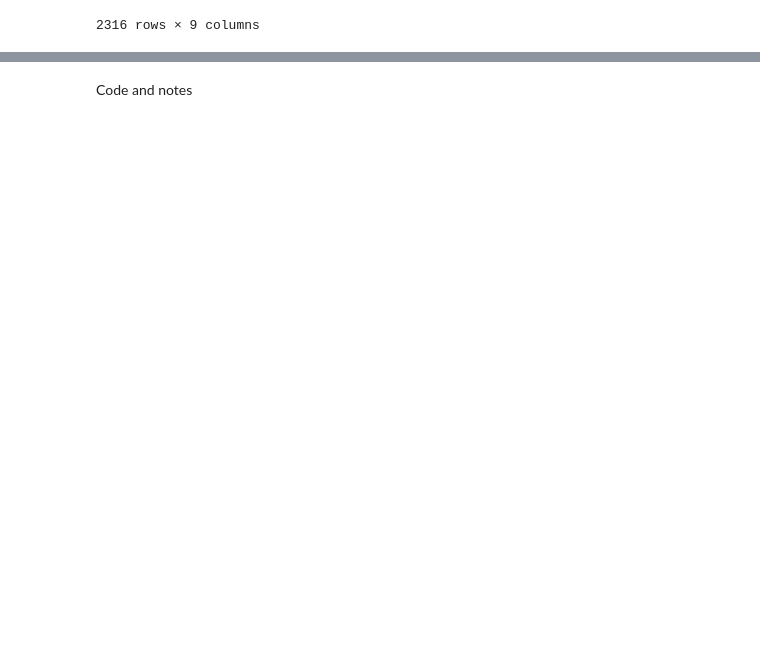
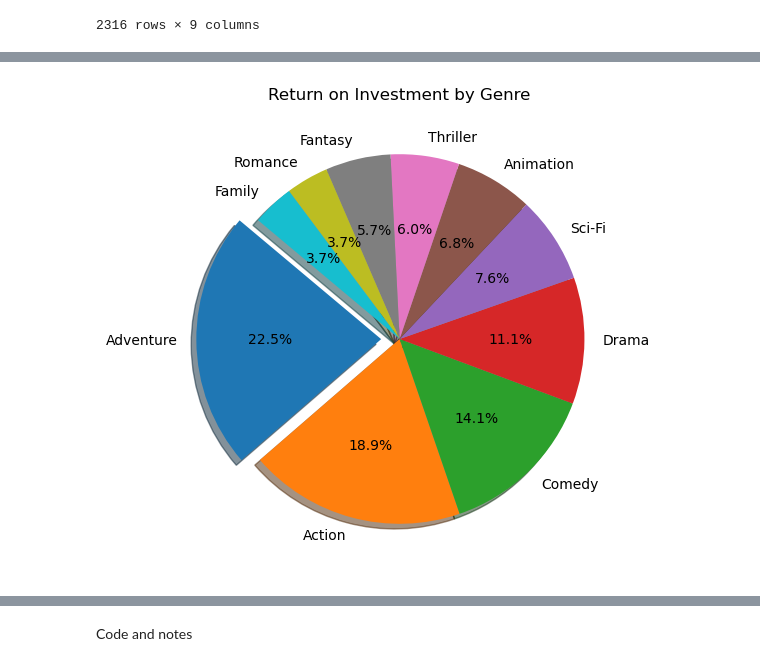
Before and after one commit to Robotrousers/Group1Proj1, a Jupyter notebook: mo_genres.ipynb, the cells around one changed output, grey strips where cells are left out. Drawn from its saved outputs; the diff is of its cells as text; code cells hidden in the pictures; blank space fills up the shorter version.

```diff
--- a/mo_genres.ipynb
+++ b/mo_genres.ipynb
@@ -73,0 +178,10 @@ array(['Biography, Drama', 'Action, Adventure, Horror',
+# %%
+genre_roi = {k:data_df[data_df["Genre"].str.contains(k)]["ROI$"].sum() for k in genre_set}
+genre_roi = pd.DataFrame(
+    list(genre_roi.items()),
+    columns=["Genre", "Return on Investment"]
+)
+roi_sort = genre_roi.sort_values(['Return on Investment'],ascending=False)
+# %%
+top_roi_genre = roi_sort.head(10)
+top_roi_genre
@@ -73,0 +200,8 @@ array(['Biography, Drama', 'Action, Adventure, Horror',
+# %%
+explode = (0.1,0,0,0,0,0,0,0,0,0)
+plt.figure(figsize=(10, 6))
+plt.pie(top_roi_genre["Return on Investment"], labels=top_roi_genre["Genre"],explode=explode, shadow=True, autopct='%1.1f%%', startangle=140)
+plt.title('Return on Investment by Genre')
+plt.show()
+# %% [output]
+[figure, added]
```
Also changed, not shown: parts of 24 cells of this notebook, 5 other files.
